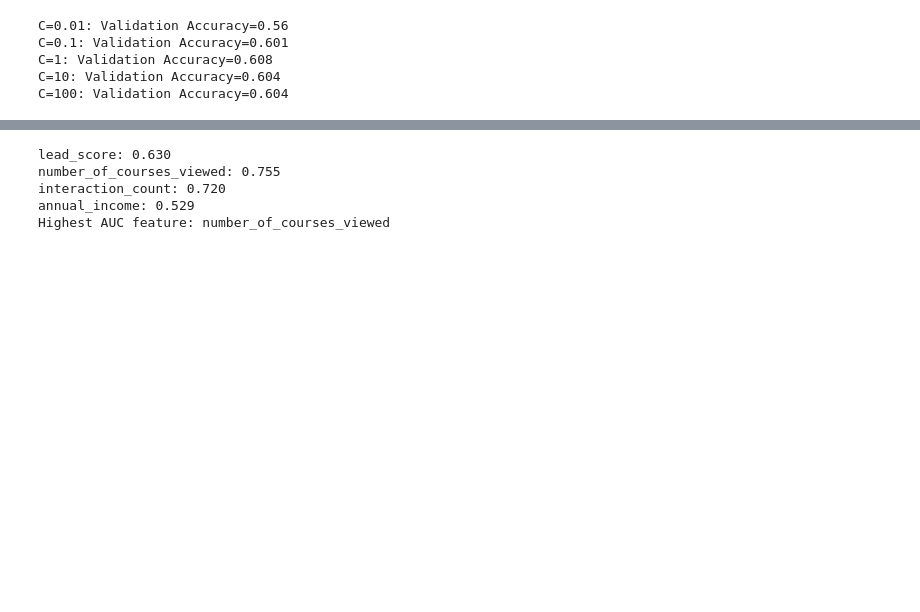
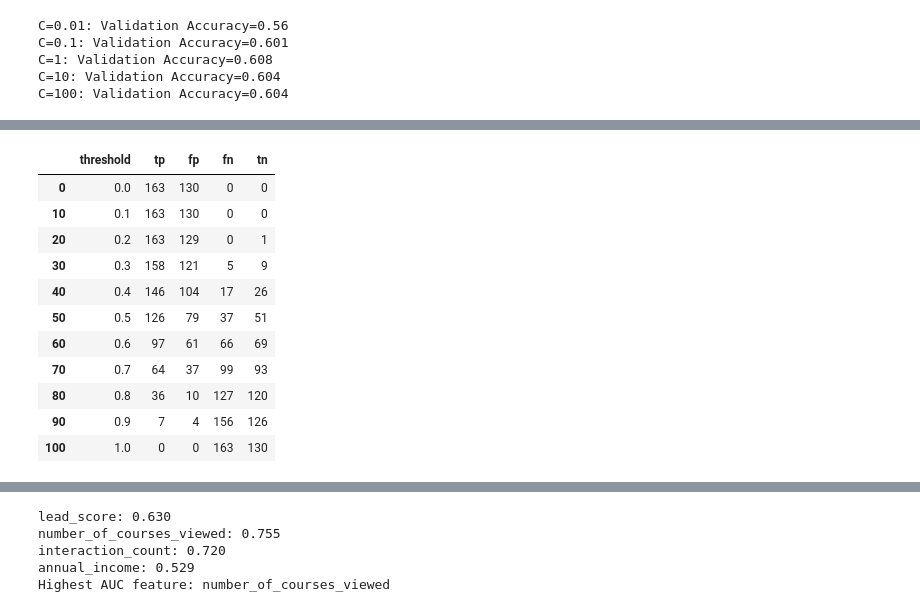
Before and after one commit to Gon-Frecces/ML-zoomcamp, a Jupyter notebook: course_lead_scoring.ipynb, the cells around one changed output, grey strips where cells are left out. Saved outputs shown, nothing was run; the diff lists cells and outputs as text; code cells hidden in the pictures; blank space fills up the shorter version.

```diff
--- a/course_lead_scoring.ipynb
+++ b/course_lead_scoring.ipynb
@@ -296,0 +366,3 @@ C=100: Validation Accuracy=0.604
+# %%
+actual_positive = (y_val == 1)
+actual_negative = (y_val == 0)
@@ -296,0 +431,16 @@ C=100: Validation Accuracy=0.604
+# %%
+df_scores = pd.DataFrame(scores, columns=['threshold', 'tp', 'fp', 'fn', 'tn'])
+df_scores[::10]
+# %% [output]
+|  | threshold | tp | fp | fn | tn |
+| 0 | 0.0 | 163 | 130 | 0 | 0 |
+| 10 | 0.1 | 163 | 130 | 0 | 0 |
+| 20 | 0.2 | 163 | 129 | 0 | 1 |
+| 30 | 0.3 | 158 | 121 | 5 | 9 |
+| 40 | 0.4 | 146 | 104 | 17 | 26 |
+| 50 | 0.5 | 126 | 79 | 37 | 51 |
+| 60 | 0.6 | 97 | 61 | 66 | 69 |
+| 70 | 0.7 | 64 | 37 | 99 | 93 |
+| 80 | 0.8 | 36 | 10 | 127 | 120 |
+| 90 | 0.9 | 7 | 4 | 156 | 126 |
+| 100 | 1.0 | 0 | 0 | 163 | 130 |
```
Also changed, not shown: parts of 38 cells of this notebook.
